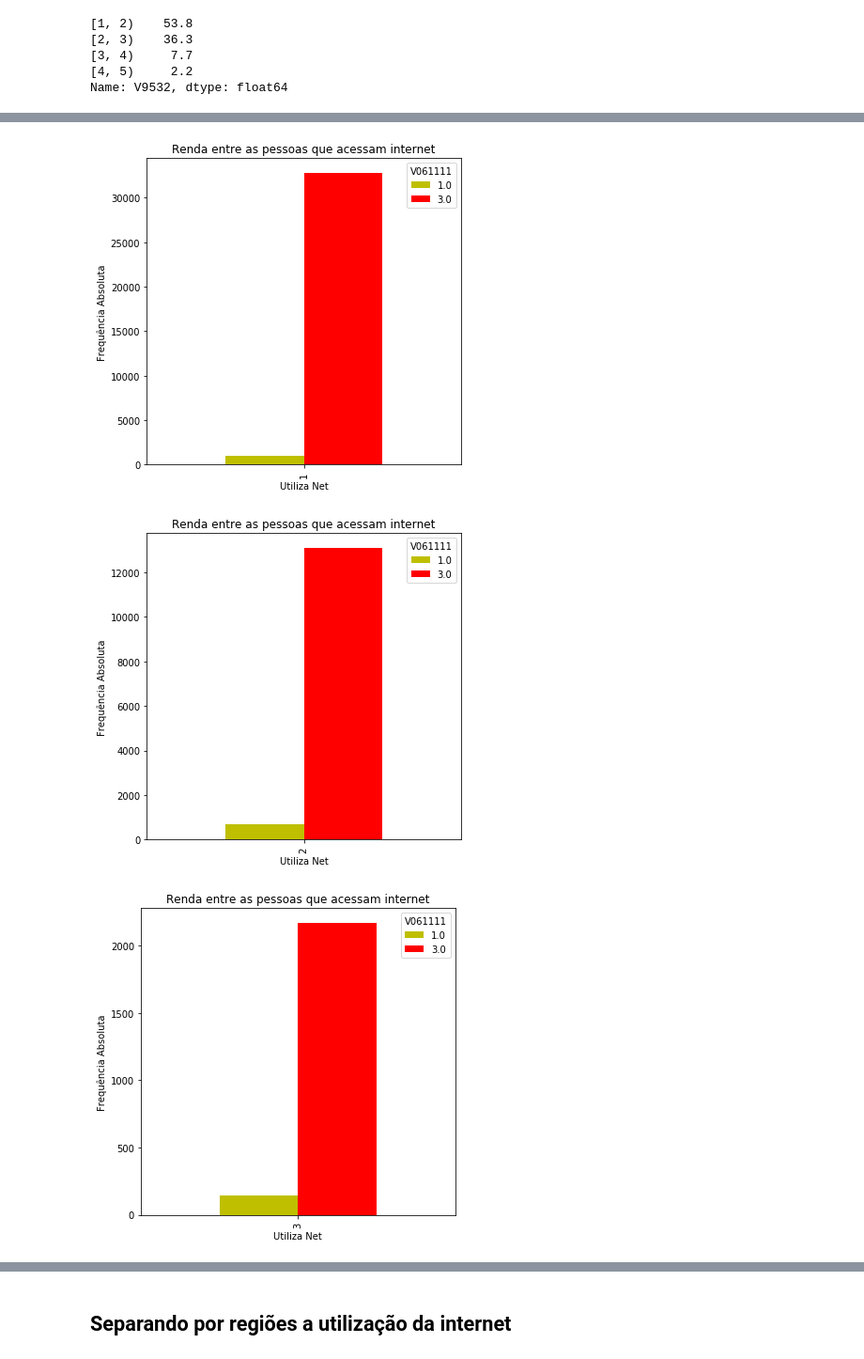
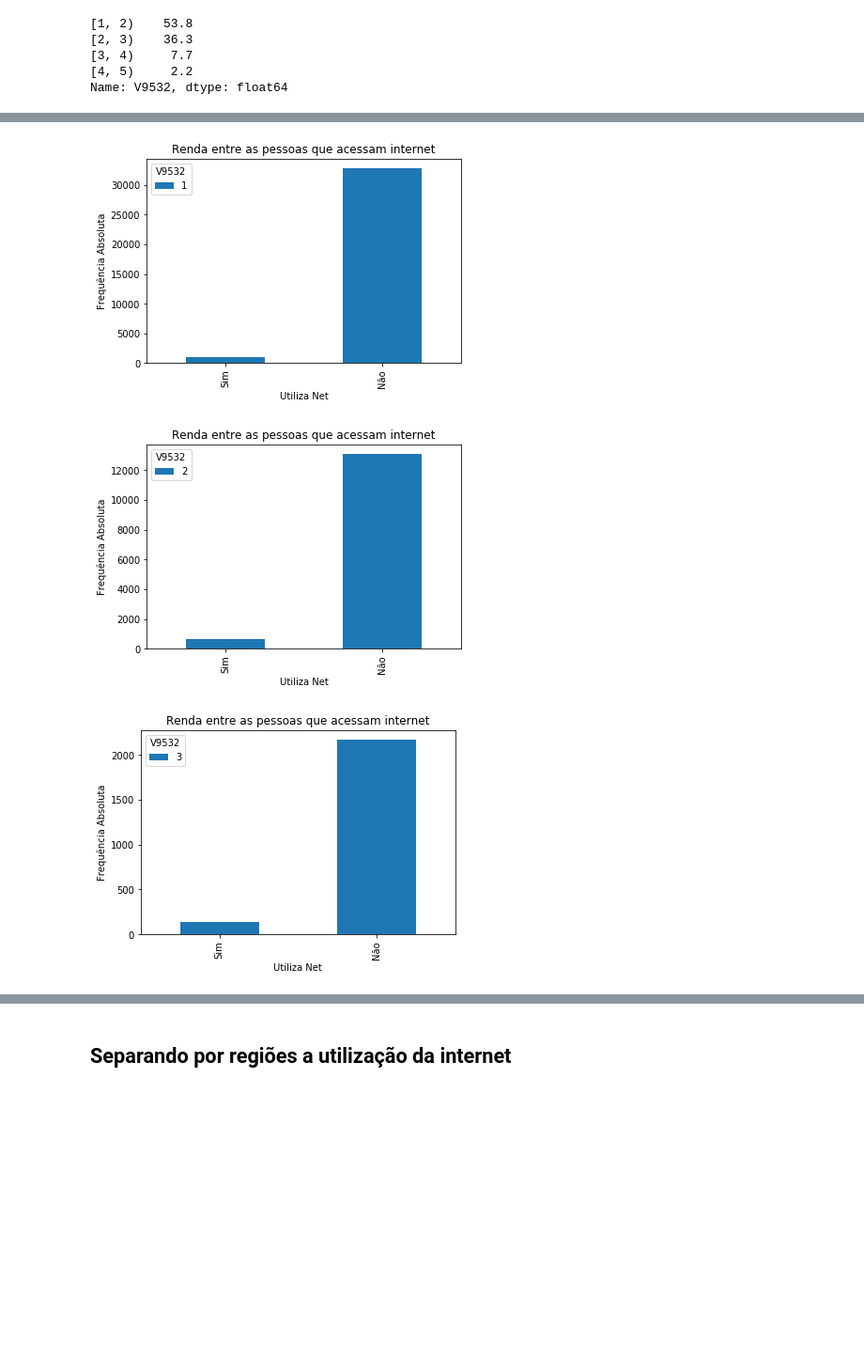
Before and after one commit to joaopmjm/CDDP, a Jupyter notebook: P1 - PNAD.ipynb, the cells around one changed output, grey strips where cells are left out. Shown at 94% size. Drawn from its saved outputs; the diff is of its cells as text; code cells hidden in the pictures; blank space fills up the shorter version.

```diff
--- a/P1 - PNAD.ipynb
+++ b/P1 - PNAD.ipynb
@@ -245,0 +242,15 @@ renda_um_soma =renda_um_tab_porcentagem.Sim + renda_um_tab_porcentagem.Não
+# %%
+renda_um_tab = renda_um_tab.rename({1: 'Sim', 3: 'Não'})
+renda_um_tab = renda_um_tab.drop([0])
+
+renda_dois_tab = renda_dois_tab.rename({1: 'Sim', 3: 'Não'})
+renda_dois_tab = renda_dois_tab.drop([0])
+
+renda_tres_tab = renda_tres_tab.rename({1: 'Sim', 3: 'Não'})
+renda_tres_tab = renda_tres_tab.drop([0])
+
+renda_quatro_tab = renda_quatro_tab.rename({1: 'Sim', 3: 'Não'})
+renda_quatro_tab = renda_quatro_tab.drop([0])
+
+renda_cinco_tab = renda_cinco_tab.rename({1: 'Sim', 3: 'Não'})
+renda_cinco_tab = renda_cinco_tab.drop([0])
@@ -279,25 +308,20 @@ plt.show()
 # %%
-plot = renda_um_tab.plot(kind='bar',colors =('y','r','g'),title='Renda entre as pessoas que acessam internet',figsize=(6, 6))
-plt.ylabel('Frequência Absoluta')
-plt.xlabel('Utiliza Net')
+def graf_renda_net_br1():
+    plot = renda_um_tab.plot(kind='bar',title='Renda entre as pessoas que acessam internet')
+    plt.ylabel('Frequência Absoluta')
+    plt.xlabel('Utiliza Net')
 
-plot = renda_dois_tab.plot(kind='bar',colors =('y','r','g'),title='Renda entre as pessoas que acessam internet',figsize=(6, 6))
-plt.ylabel('Frequência Absoluta')
-plt.xlabel('Utiliza Net')
+    plot = renda_dois_tab.plot(kind='bar',title='Renda entre as pessoas que acessam internet')
+    plt.ylabel('Frequência Absoluta')
+    plt.xlabel('Utiliza Net')
 
-plot = renda_tres_tab.plot(kind='bar',colors =('y','r','g'),title='Renda entre as pessoas que acessam internet',figsize=(6, 6))
-plt.ylabel('Frequência Absoluta')
-plt.xlabel('Utiliza Net')
+    plot = renda_tres_tab.plot(kind='bar',title='Renda entre as pessoas que acessam internet')
+    plt.ylabel('Frequência Absoluta')
+    plt.xlabel('Utiliza Net')
 
-plot = renda_quatro_tab.plot(kind='bar',colors =('y','r','g'),title='Renda entre as pessoas que acessam internet',figsize=(6, 6))
-plt.ylabel('Frequência Absoluta')
-plt.xlabel('Utiliza Net')
-
-plot = renda_cinco_tab.plot(kind='bar',colors =('y','r','g'),title='Renda (R$5000) entre as pessoas que acessam internet',figsize=(6, 6))
-plt.ylabel('Frequência Absoluta')
-plt.xlabel('Utiliza Net')
-plt.show()
+    plt.show()
+graf_renda_net_br1()
 # %% [output]
-[figure, old version]
+[figure, new version]
-[figure, old version]
+[figure, new version]
-[figure, old version]
+[figure, new version]
```
Also changed, not shown: parts of 31 cells of this notebook.
